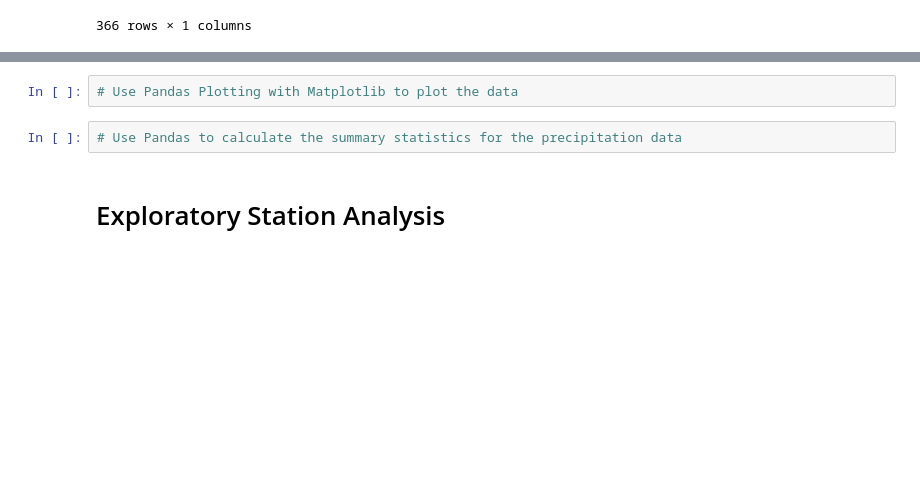
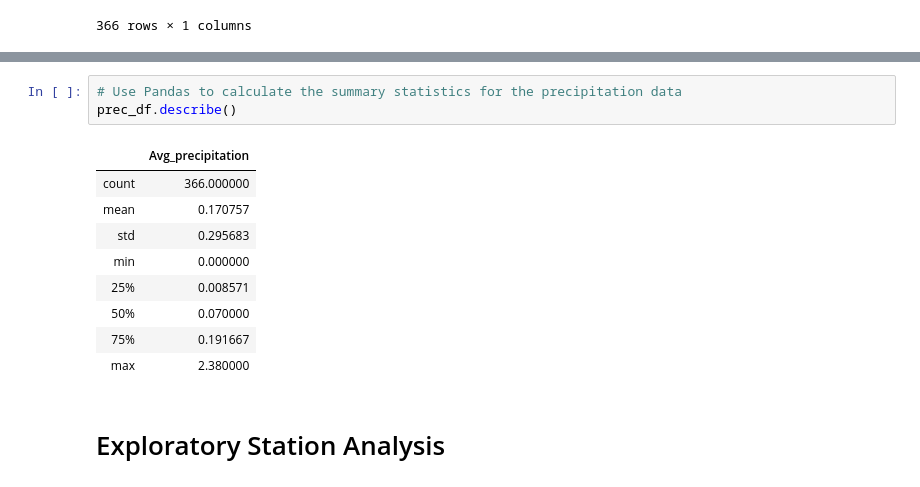
Before and after one commit to Jackelyneg/sqlalchemy-challenge, a Jupyter notebook: climate_starter.ipynb, the cells around one changed output, grey strips where cells are left out. Saved outputs shown, nothing was run; the diff lists cells and outputs as text; blank space fills up the shorter version.

```diff
--- a/climate_starter.ipynb
+++ b/climate_starter.ipynb
@@ -122,7 +137,16 @@ prec_df.set_index("Date")
 # %%
-# Use Pandas Plotting with Matplotlib to plot the data
+# Use Pandas to calculate the summary statistics for the precipitation data
+prec_df.describe()
+# %% [output]
+|  | Avg_precipitation |
+| count | 366.000000 |
+| mean | 0.170757 |
+| std | 0.295683 |
+| min | 0.000000 |
+| 25% | 0.008571 |
+| 50% | 0.070000 |
+| 75% | 0.191667 |
+| max | 2.380000 |
-# %%
-# Use Pandas to calculate the summary statistics for the precipitation data
 # %% [markdown]
 # Exploratory Station Analysis
 # %%
```
Also changed, not shown: parts of 12 cells of this notebook.
